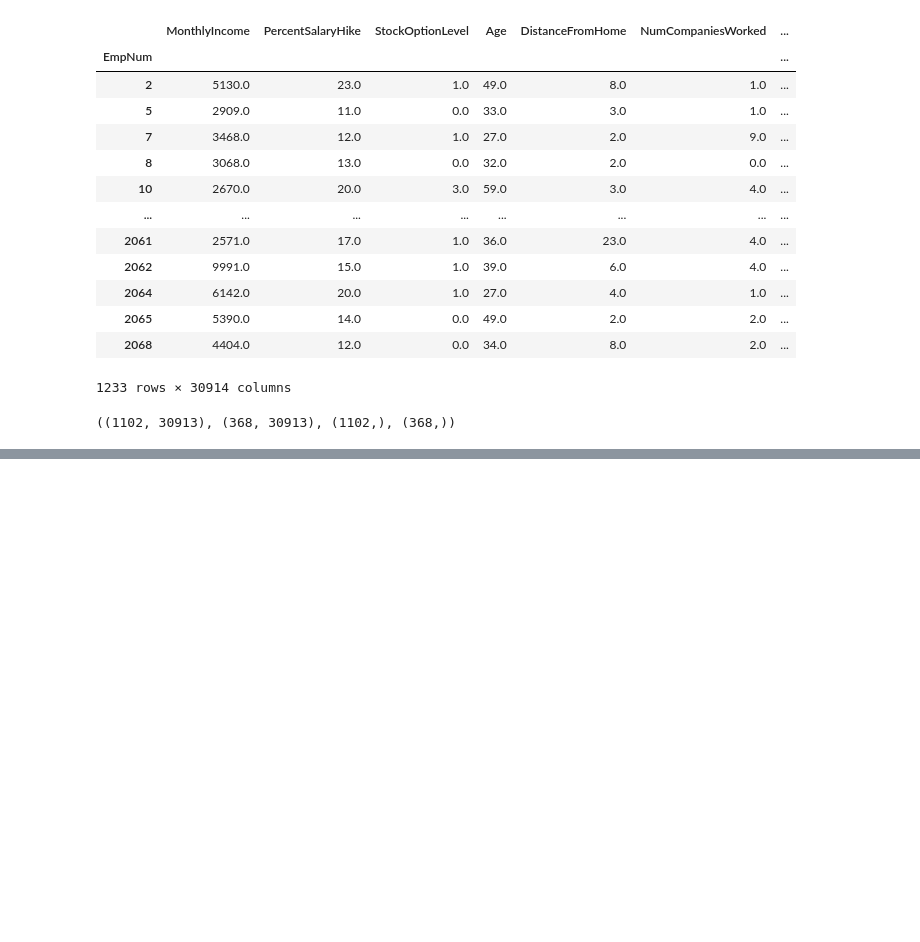
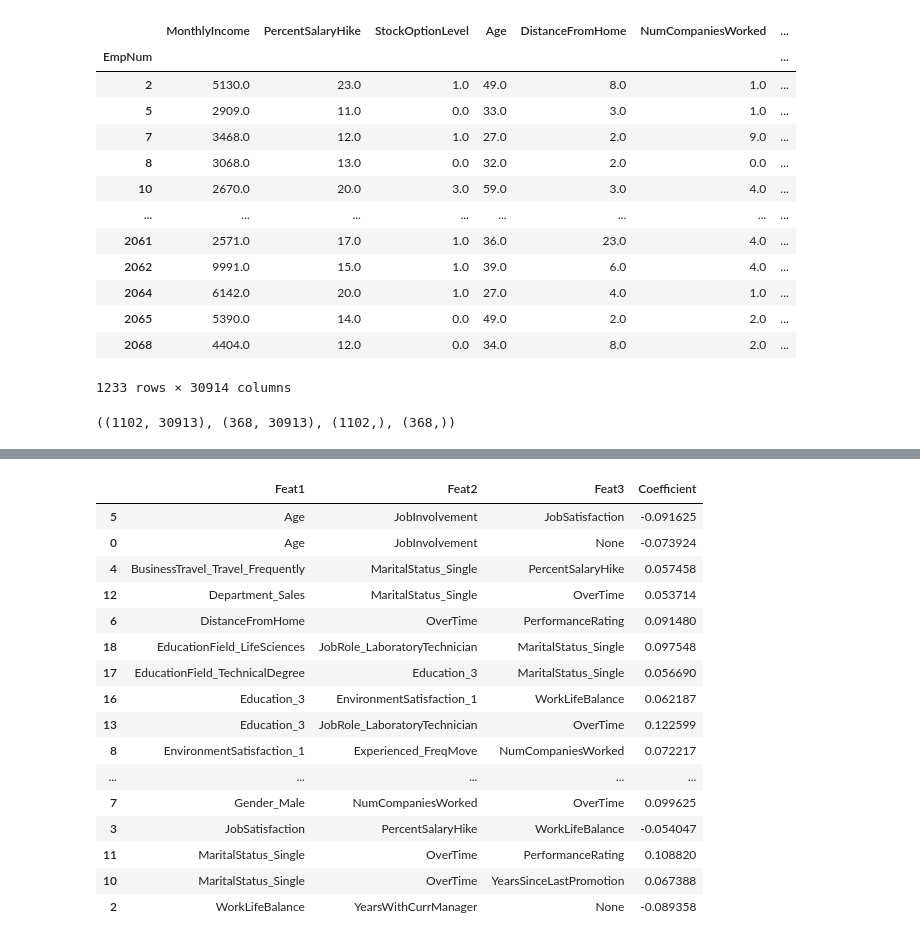
Before and after one commit to minstrel1149/HR_analytics_1, a Jupyter notebook: Attrition_analytics_features.ipynb, the cells around one changed output, grey strips where cells are left out. Cells and saved outputs as stored; diff of their text form; code cells hidden in the pictures; blank space fills up the shorter version.

```diff
--- a/Attrition_analytics_features.ipynb
+++ b/Attrition_analytics_features.ipynb
@@ -158,0 +188,7 @@ ConfusionMatrixDisplay.from_predictions(y_test, logreg.predict(X_test_sc))
+# %%
+# 일정 수준 이상의 coef만 출력하여 확인
+X_coef = (pd.DataFrame(logreg.coef_.T, index=X_poly.columns, columns=['Coefficient'])
+          .query("Coefficient > 0.05 or Coefficient < -0.05")
+          .reset_index()
+)
+X_coef
@@ -158,0 +213,3 @@ ConfusionMatrixDisplay.from_predictions(y_test, logreg.predict(X_test_sc))
+# %%
+coef_col_imsi = np.sort(X_coef['index'].str.split(' ', expand=True).replace({None:'ZZZ'}).values, axis=1)
+coef_col_imsi
@@ -158,0 +234,28 @@ ConfusionMatrixDisplay.from_predictions(y_test, logreg.predict(X_test_sc))
+# %%
+# 모델에 영향을 미치는 Feature들을 추출한 후 확인
+# negative 영향 : Age-JobInvolvement / HighWLB
+# positive 영향 : LowEnvSatis-FreqMove / FreqMove-LowWLB /
+X_coef_df = (pd.concat([pd.DataFrame(coef_col_imsi), X_coef.drop('index', axis=1)], axis=1)
+             .rename({0:'Feat1', 1:'Feat2', 2:'Feat3'}, axis=1)
+             .sort_values(by=['Feat1', 'Feat2', 'Feat3'])
+             .replace({'ZZZ':None})
+)
+X_coef_df
+# %% [output]
+|  | Feat1 | Feat2 | Feat3 | Coefficient |
+| 5 | Age | JobInvolvement | JobSatisfaction | -0.091625 |
+| 0 | Age | JobInvolvement | None | -0.073924 |
+| 4 | BusinessTravel_Travel_Frequently | MaritalStatus_Single | PercentSalaryHike | 0.057458 |
+| 12 | Department_Sales | MaritalStatus_Single | OverTime | 0.053714 |
+| 6 | DistanceFromHome | OverTime | PerformanceRating | 0.091480 |
+| 18 | EducationField_LifeSciences | JobRole_LaboratoryTechnician | MaritalStatus_Single | 0.097548 |
+| 17 | EducationField_TechnicalDegree | Education_3 | MaritalStatus_Single | 0.056690 |
+| 16 | Education_3 | EnvironmentSatisfaction_1 | WorkLifeBalance | 0.062187 |
+| 13 | Education_3 | JobRole_LaboratoryTechnician | OverTime | 0.122599 |
+| 8 | EnvironmentSatisfaction_1 | Experienced_FreqMove | NumCompaniesWorked | 0.072217 |
+| ... | ... | ... | ... | ... |
+| 7 | Gender_Male | NumCompaniesWorked | OverTime | 0.099625 |
+| 3 | JobSatisfaction | PercentSalaryHike | WorkLifeBalance | -0.054047 |
+| 11 | MaritalStatus_Single | OverTime | PerformanceRating | 0.108820 |
+| 10 | MaritalStatus_Single | OverTime | YearsSinceLastPromotion | 0.067388 |
+| 2 | WorkLifeBalance | YearsWithCurrManager | None | -0.089358 |
```
Also changed, not shown: parts of 6 cells of this notebook, 2 other files.
